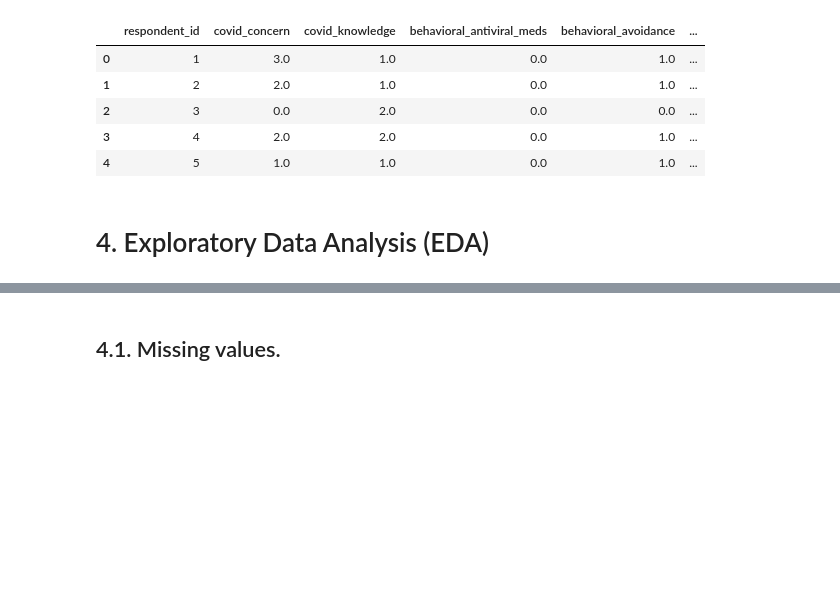
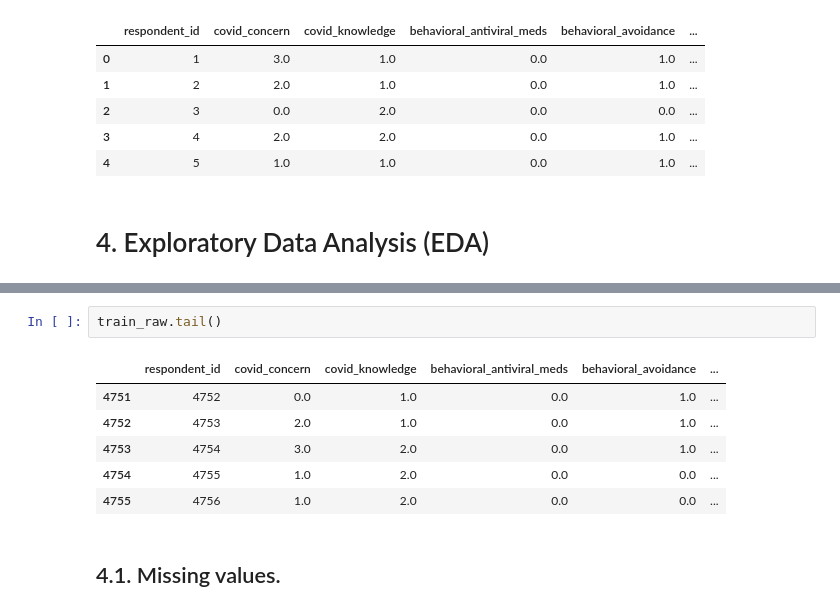
Before and after one commit to UH-GROUP-X/Hackathon26, a Jupyter notebook: UH_GROUP_X.ipynb, the cells around one changed output, grey strips where cells are left out. Saved outputs shown, nothing was run; the diff lists cells and outputs as text; blank space fills up the shorter version.

```diff
--- a/UH_GROUP_X.ipynb
+++ b/UH_GROUP_X.ipynb
@@ -234,3 +211,12 @@ plt.show()
+# %%
+train_raw.tail()
+# %% [output]
+|  | respondent_id | covid_concern | covid_knowledge | behavioral_antiviral_meds | behavioral_avoidance | ... |
+| 4751 | 4752 | 0.0 | 1.0 | 0.0 | 1.0 | ... |
+| 4752 | 4753 | 2.0 | 1.0 | 0.0 | 1.0 | ... |
+| 4753 | 4754 | 3.0 | 2.0 | 0.0 | 1.0 | ... |
+| 4754 | 4755 | 1.0 | 2.0 | 0.0 | 0.0 | ... |
+| 4755 | 4756 | 1.0 | 2.0 | 0.0 | 0.0 | ... |
 # %% [markdown]
 ## 4.1. Missing values.
 # %%
```
Also changed, not shown: parts of 10 cells of this notebook.
